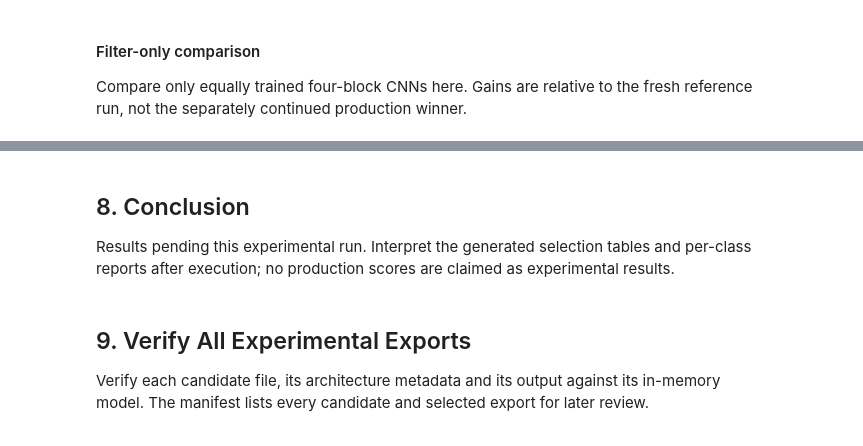
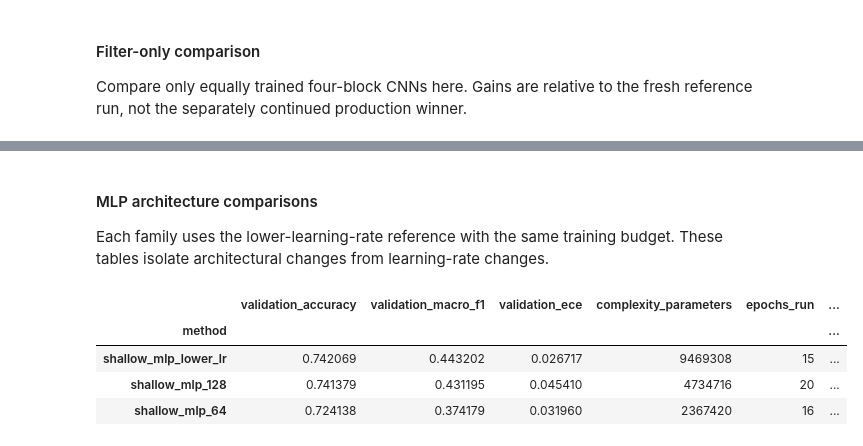
Before and after one commit to khoileuser/fashion-intelligence-classification, a Jupyter notebook: notebooks-test/task1_article_type_classification.ipynb, the cells around one changed output, grey strips where cells are left out. Cells and saved outputs as stored; diff of their text form; code cells hidden in the pictures.

```diff
--- a/notebooks-test/task1_article_type_classification.ipynb
+++ b/notebooks-test/task1_article_type_classification.ipynb
@@ -1184,8 +1075,0 @@ with Image.open(frames['articleType']['selection'].image_path.iloc[0]) as image:
-# %% [markdown]
-## 8. Conclusion
-
-Results pending this experimental run. Interpret the generated selection tables and per-class reports after execution; no production scores are claimed as experimental results.
-# %% [markdown]
-## 9. Verify All Experimental Exports
-
-Verify each candidate file, its architecture metadata and its output against its in-memory model. The manifest lists every candidate and selected export for later review.
@@ -1207,0 +1076,19 @@ display(pd.DataFrame(export_manifest))
+# %% [markdown]
+#### MLP architecture comparisons
+
+Each family uses the lower-learning-rate reference with the same training budget. These tables isolate architectural changes from learning-rate changes.
+# %%
+
+all_scores = pd.read_csv(RESULTS / f"{stem_for('articleType')}_experiments.csv", index_col='method')
+for family, methods in {'shallow_mlp': ['shallow_mlp_lower_lr', 'shallow_mlp_64', 'shallow_mlp_128'], 'deeper_mlp': ['deeper_mlp_lower_lr', 'deeper_mlp_compact', 'deeper_mlp_two_layers']}.items():
+    architecture_table = all_scores.loc[methods].copy()
+    architecture_table['macro_f1_change_vs_reference'] = architecture_table.validation_macro_f1 - architecture_table.iloc[0].validation_macro_f1
+    architecture_table = ranked(architecture_table)
+    architecture_table.to_csv(RESULTS / f"{stem_for('articleType')}_{family}_architecture_comparison.csv")
+    display(architecture_table)
+# %% [output]
+|  | validation_accuracy | validation_macro_f1 | validation_ece | complexity_parameters | epochs_run | ... |
+| method |  |  |  |  |  | ... |
+| shallow_mlp_lower_lr | 0.742069 | 0.443202 | 0.026717 | 9469308 | 15 | ... |
+| shallow_mlp_128 | 0.741379 | 0.431195 | 0.045410 | 4734716 | 20 | ... |
+| shallow_mlp_64 | 0.724138 | 0.374179 | 0.031960 | 2367420 | 16 | ... |
```
Also changed, not shown: parts of 87 cells of this notebook, 4 other files.
